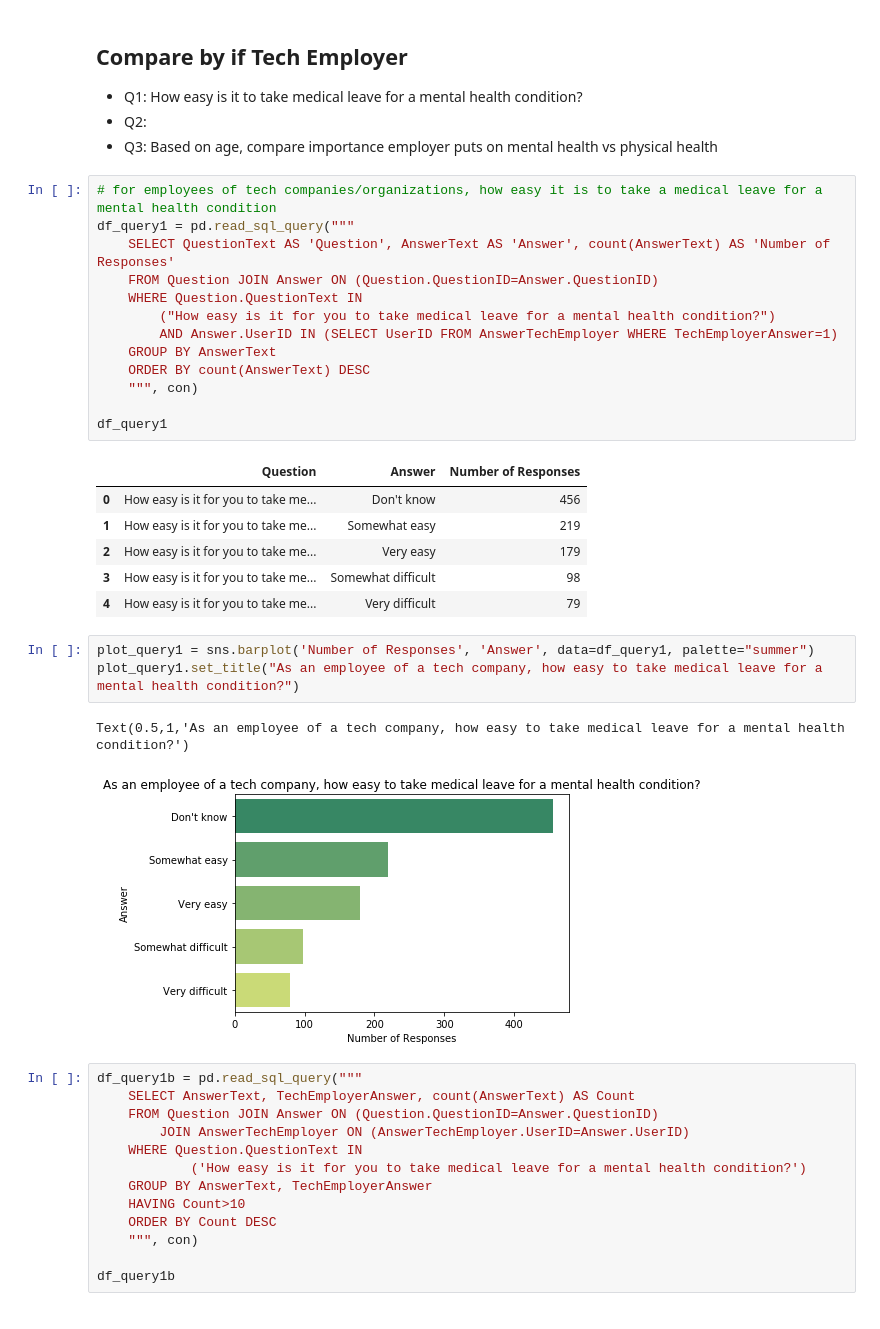
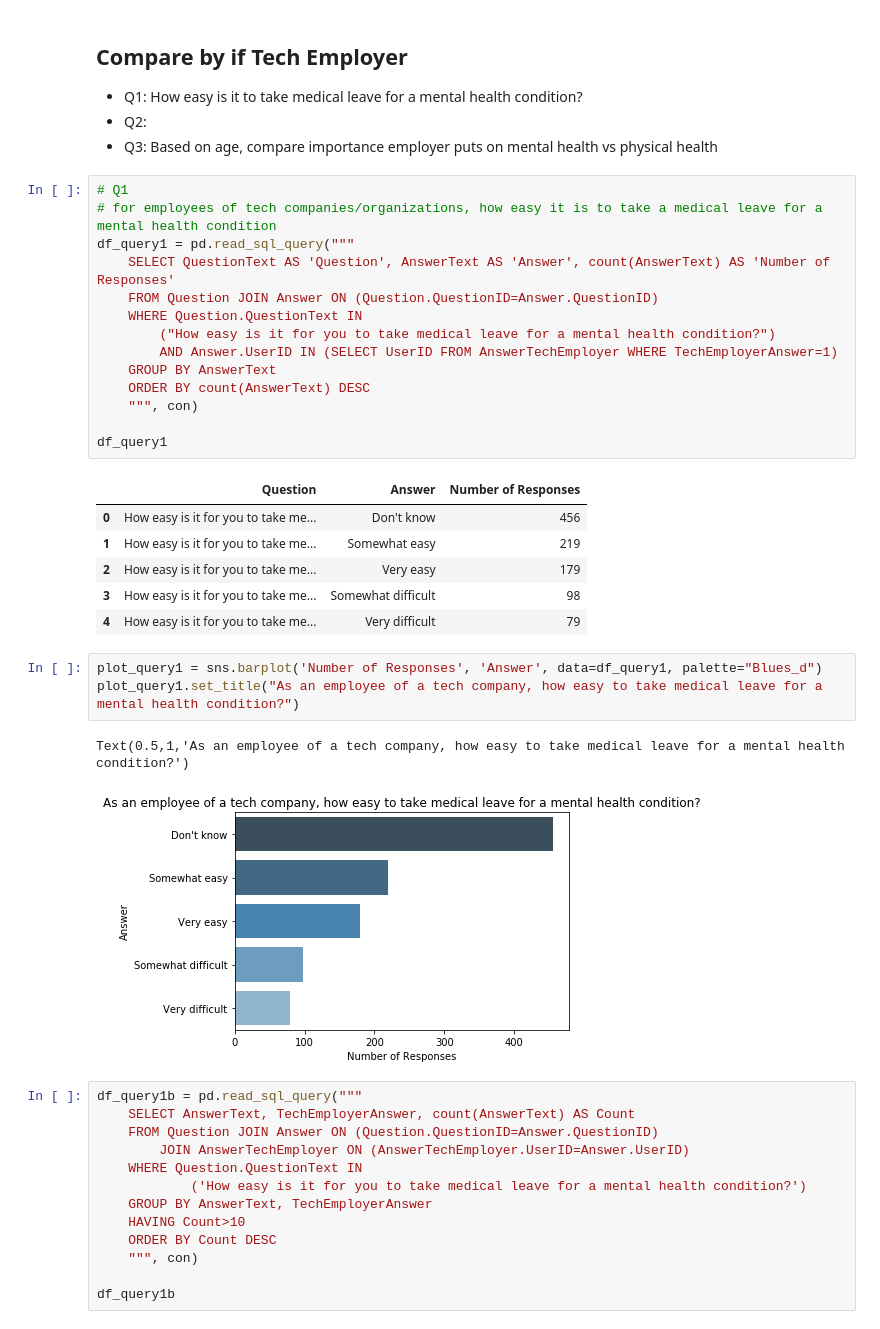
Before and after one commit to laimich/Tech-Mental-Health-Survey-Data-Analysis, a Jupyter notebook: mental_health_survey_data_analysis.ipynb, the cells around one changed output. Drawn from its saved outputs; the diff is of its cells as text.

```diff
--- a/mental_health_survey_data_analysis.ipynb
+++ b/mental_health_survey_data_analysis.ipynb
@@ -52,6 +48,7 @@ Done.
 - Q2:
 - Q3: Based on age, compare importance employer puts on mental health vs physical health
 # %%
+# Q1
 # for employees of tech companies/organizations, how easy it is to take a medical leave for a mental health condition
 df_query1 = pd.read_sql_query("""
     SELECT QuestionText AS 'Question', AnswerText AS 'Answer', count(AnswerText) AS 'Number of Responses'
@@ -72,11 +69,11 @@ df_query1
 | 3 | How easy is it for you to take me... | Somewhat difficult | 98 |
 | 4 | How easy is it for you to take me... | Very difficult | 79 |
 # %%
-plot_query1 = sns.barplot('Number of Responses', 'Answer', data=df_query1, palette="summer")
+plot_query1 = sns.barplot('Number of Responses', 'Answer', data=df_query1, palette="Blues_d")
 plot_query1.set_title("As an employee of a tech company, how easy to take medical leave for a mental health condition?")
 # %% [output]
 Text(0.5,1,'As an employee of a tech company, how easy to take medical leave for a mental health condition?')
-[figure, old version]
+[figure, new version]
 # %%
 df_query1b = pd.read_sql_query("""
     SELECT AnswerText, TechEmployerAnswer, count(AnswerText) AS Count
```
Also changed, not shown: parts of 15 cells of this notebook.
